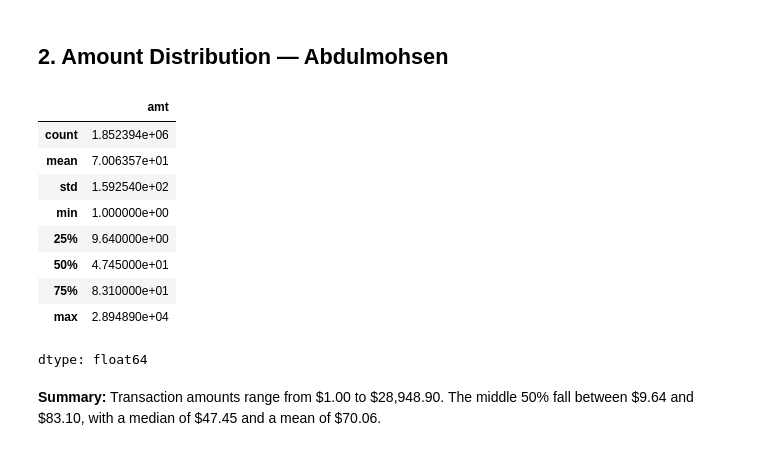
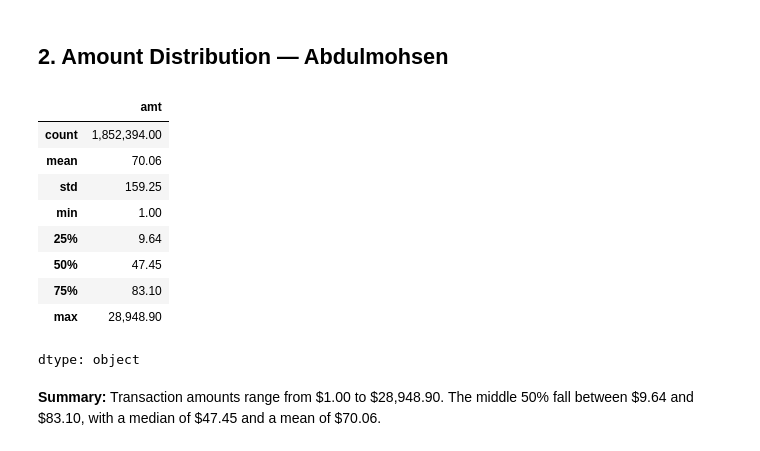
Before and after one commit to DhaiHamoud/Fraud-Detection-in-the-Financial-Transaction-Market, a Jupyter notebook: notebooks/02_eda.ipynb, the cells around one changed output. Cells and saved outputs as stored; diff of their text form; code cells hidden in the pictures.

```diff
--- a/notebooks/02_eda.ipynb
+++ b/notebooks/02_eda.ipynb
@@ -53,18 +53,18 @@ plt.xlabel("");
 ## 2. Amount Distribution — Abdulmohsen
 # %%
 #Summary statistics for transaction amounts
-df['amt'].describe()
+df['amt'].describe().apply('{:,.2f}'.format)
 # %% [output]
 |  | amt |
-| count | 1.852394e+06 |
-| mean | 7.006357e+01 |
-| std | 1.592540e+02 |
-| min | 1.000000e+00 |
-| 25% | 9.640000e+00 |
-| 50% | 4.745000e+01 |
-| 75% | 8.310000e+01 |
-| max | 2.894890e+04 |
+| count | 1,852,394.00 |
+| mean | 70.06 |
+| std | 159.25 |
+| min | 1.00 |
+| 25% | 9.64 |
+| 50% | 47.45 |
+| 75% | 83.10 |
+| max | 28,948.90 |
-dtype: float64
+dtype: object
 # %% [markdown]
 **Summary:** Transaction amounts range from \$1.00 to \$28,948.90. The middle 50% fall between \$9.64 and \$83.10, with a median of \$47.45 and a mean of \$70.06.
 # %%
```
Also changed, not shown: parts of 11 cells of this notebook.
